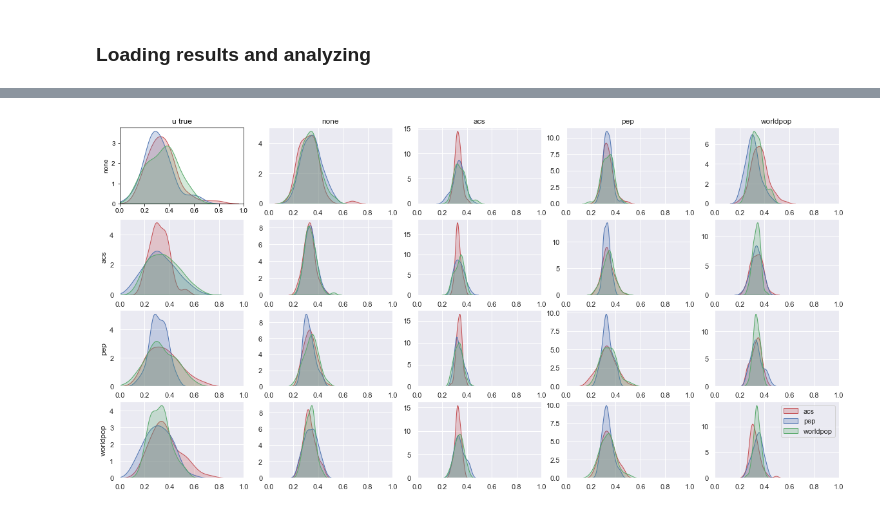
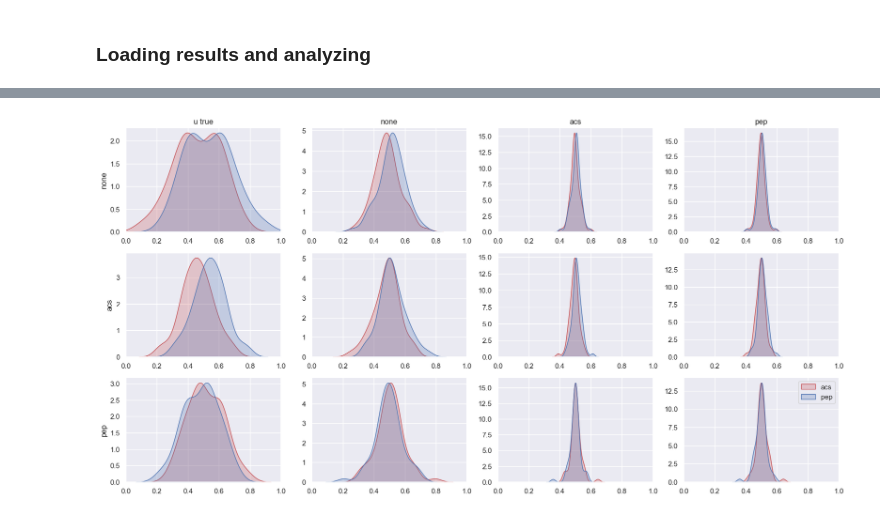
Before and after one commit to nickblink/pop_ensemble, a Jupyter notebook: code/train2010 - CAR debug.ipynb, the cells around one changed output, grey strips where cells are left out. Saved outputs shown, nothing was run; the diff lists cells and outputs as text; code cells hidden in the pictures.

Commit message:
Running with two models

```diff
--- a/code/train2010 - CAR debug.ipynb
+++ b/code/train2010 - CAR debug.ipynb
@@ -13,4 +13,5 @@ TensorFlow Probability version: 0.18.0. Expected: 0.15.0
 #training2010 = pd.read_csv('../data/merged_wp_census_data_280922.csv')
 training2010 = pd.read_csv('../data/merged_wp_census_data2_081122.csv')
 county_adj = pd.read_csv('../data/countyadj2.csv', index_col = 0)
-models = ['acs', 'pep', 'worldpop']
+#models = ['acs', 'pep', 'worldpop']
+models = ['acs', 'pep']
@@ -129,3 +135,15 @@ mcmc_config
  'seed': 0,
  'kernel_type': 'hmc',
  'step_adaptor_type': 'simple'}
+# %%
+phi_true, u_true, data_pivot = simulate_data(data_NY, adj_NY, sim_numbers = False,
+                                                  pivot = -1, one_model = False, models = models)
+
+t0 = time.perf_counter()
+CAR_samples, chain_samples, sampler_stat = run_mcmc_CAR(data = data_pivot,
+                                                        adjacency = adj_NY,
+                                                        pivot = pivot_fit,
+                                                        models = models,
+                                                        debug_mode = True,
+                                                        **mcmc_config)
+print(time.perf_counter() - t0)
@@ -132,11 +185,12 @@ mcmc_config
 # %%
 res_dict = {}
-for pivot_DGP in range(-1, 3):
+for pivot_DGP in range(-1, 2):
     print('pivot DGP: ' + str(pivot_DGP))
 
-    phi_true, u_true, data_pivot = simulate_data(data_NY, adj_NY, sim_numbers = False, pivot = pivot_DGP, one_model = False)
+    phi_true, u_true, data_pivot = simulate_data(data_NY, adj_NY, sim_numbers = False,
+                                                  pivot = pivot_DGP, one_model = False, models = models)
 
-    for pivot_fit in range(-1, 3):
+    for pivot_fit in range(-1, 2):
         print('pivot fit: ' + str(pivot_fit))
         t0 = time.perf_counter()
         CAR_samples, chain_samples, sampler_stat = run_mcmc_CAR(data = data_pivot,
@@ -147,7 +201,7 @@ for pivot_DGP in range(-1, 3):
                                                                 **mcmc_config)
         print(time.perf_counter() - t0)
 
-        res_dict['pDGP: ' + str(pivot_DGP) + '; pfit: ' + str(pivot_fit)] = [CAR_samples, chain_samples, sampler_stat, phi_true, u_true, data_pivot, pivot_DGP, pivot_fit]
+        res_dict['pDGP: ' + str(pivot_DGP) + '; pfit: ' + str(pivot_fit)] = [CAR_samples, chain_samples, sampler_stat, phi_true, u_true, data_pivot, pivot_DGP, pivot_fit, models]
 # %% [output]
 pivot DGP: -1
 fixing tau2 and rho
@@ -239,64 +337,64 @@ labels.insert(0, 'none')
 fig = plt.figure()
 iter = 0
 
-for pivot_DGP in range(-1,3):
+for pivot_DGP in range(-1,2):
 
     iter = iter + 1
-    plt.subplot(4, 5, iter)
+    plt.subplot(3, 4, iter)
 
     u_true = res_dict['pDGP: ' + str(pivot_DGP) + '; pfit: -1'][4]
 
-    CAR_df = pd.DataFrame(u_true[0,:,:], columns = ["acs","pep","worldpop"])
+    CAR_df = pd.DataFrame(u_true[0,:,:], columns = models)
     #CAR_df = pd.DataFrame(CAR_ensemble_weights.numpy(), columns = ["acs","pep","worldpop"])
 
-    plt.subplot(4, 5, iter)
+    plt.subplot(3, 4, iter)
     sns.set(style="darkgrid")
     tt = sns.kdeplot(CAR_df['acs'], shade=True, color="r", label = 'acs')
     tt = sns.kdeplot(CAR_df["pep"], shade=True, color="b", label = 'pep')
-    tt = sns.kdeplot(CAR_df["worldpop"], shade=True, color="g", label = 'worldpop')
+    #tt = sns.kdeplot(CAR_df["worldpop"], shade=True, color="g", label = 'worldpop')
     if pivot_DGP == -1:
         plt.title('u true')
     plt.ylabel(labels[pivot_DGP + 1])
     plt.xlabel('')
     plt.xlim(0,1)
 
-    for pivot_fit in range(-1,3):
+    for pivot_fit in range(-1,2):
         iter = iter + 1
         key = 'pDGP: ' + str(pivot_DGP) + '; pfit: ' + str(pivot_fit)
         #print(key)
         CAR_samples = res_dict[key][0]
         CAR_ensemble_weights = tf.reduce_mean(CAR_samples[0], axis = 2).numpy()
         if pivot_fit > -1:
             CAR_ensemble_weights = tf.constant(np.insert(CAR_ensemble_weights, pivot_fit, 0., axis = 1))
         #CAR_ensemble_weights = tf.reduce_mean(CAR_samples[0], axis = 2)
 
         # get exponentiated values and sum across models
         exp_phi = tf.math.exp(CAR_ensemble_weights)
 
         exp_phi_rows = tf.reduce_sum(exp_phi, 1)
 
         # get model weights and calculate mean estimate
         u = exp_phi/exp_phi_rows[...,None]
 
-        CAR_df = pd.DataFrame(u, columns = ["acs","pep","worldpop"])
+        CAR_df = pd.DataFrame(u, columns = models)
         #CAR_df = pd.DataFrame(CAR_ensemble_weights.numpy(), columns = ["acs","pep","worldpop"])
 
-        plt.subplot(4, 5, iter)
+        plt.subplot(3, 4, iter)
         sns.set(style="darkgrid")
         tt = sns.kdeplot(CAR_df['acs'], shade=True, color="r", label = 'acs')
         tt = sns.kdeplot(CAR_df["pep"], shade=True, color="b", label = 'pep')
-        tt = sns.kdeplot(CAR_df["worldpop"], shade=True, color="g", label = 'worldpop')
+        #tt = sns.kdeplot(CAR_df["worldpop"], shade=True, color="g", label = 'worldpop')
         #plt.legend()
         plt.xlabel('')
         plt.ylabel('')
         if pivot_DGP == -1:
             plt.title(labels[pivot_fit + 1])
         plt.xlim(0,1)
 
 plt.legend()
 plt.show()
 # %% [output]
-[figure, old version]
+[figure, new version]
 # %%
 ## Get the average y predictions from the MCMC samples
 
```
Also changed, not shown: parts of 14 cells of this notebook, 1 other file.
